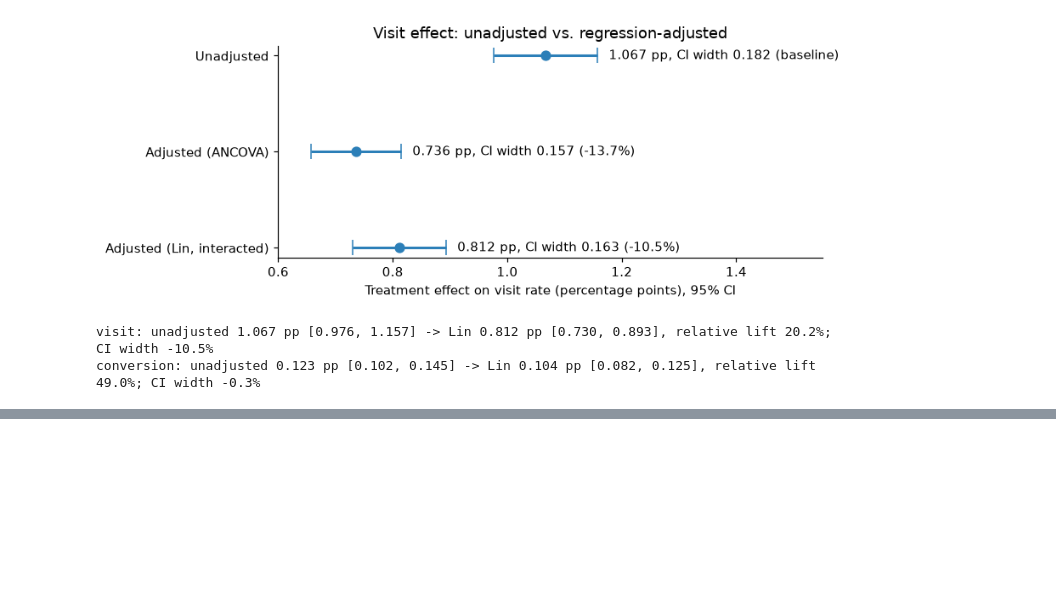
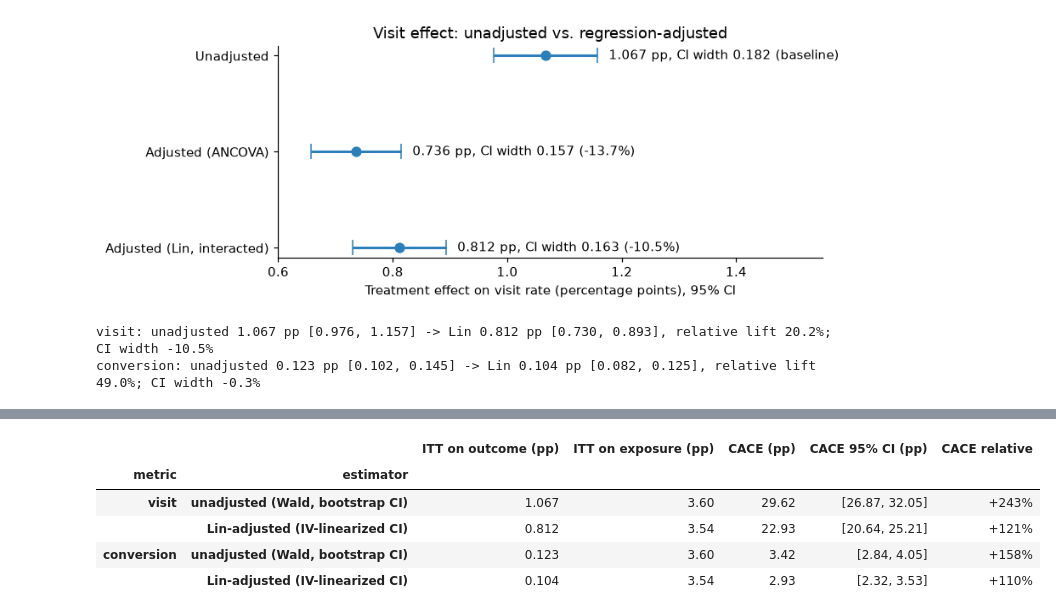
Before and after one commit to mehwishahmed/criteo-ad-incrementality, a Jupyter notebook: notebooks/analysis.ipynb, the cells around one changed output, grey strips where cells are left out. Cells and saved outputs as stored; diff of their text form; code cells hidden in the pictures; blank space fills up the shorter version.

```diff
--- a/notebooks/analysis.ipynb
+++ b/notebooks/analysis.ipynb
@@ -401,0 +425,28 @@ conversion: unadjusted 0.123 pp [0.102, 0.145] -> Lin 0.104 pp [0.082, 0.125], r
+# %%
+from src import compliance
+
+cace_rows = []
+for m in OUTCOMES:
+    w = compliance.wald_cace(df, m)
+    b = compliance.bootstrap_cace(df, m, n_boot=1000, seed=42)
+    a = compliance.adjusted_cace(df, m, FEATURES)
+    y1 = compliance.complier_means(df, m)["compliers_with_ads"]
+    for label, r, lo, hi in [("unadjusted (Wald, bootstrap CI)", w, b["ci_low"], b["ci_high"]),
+                             ("Lin-adjusted (IV-linearized CI)", a, a["ci_low"], a["ci_high"])]:
+        cace_rows.append({"metric": m, "estimator": label,
+                          "ITT on outcome (pp)": r["itt_outcome"] * 100,
+                          "ITT on exposure (pp)": r["itt_exposure"] * 100,
+                          "CACE (pp)": r["cace"] * 100,
+                          "CACE 95% CI (pp)": f"[{lo*100:.2f}, {hi*100:.2f}]",
+                          # compliers' rate with ads is observed; without ads = with ads - CACE
+                          "CACE relative": r["cace"] / (y1 - r["cace"])})
+cace = pd.DataFrame(cace_rows).set_index(["metric", "estimator"])
+cace.style.format({"ITT on outcome (pp)": "{:.3f}", "ITT on exposure (pp)": "{:.2f}",
+                   "CACE (pp)": "{:.2f}", "CACE relative": "{:+.0%}"})
+# %% [output]
+|  |  | ITT on outcome (pp) | ITT on exposure (pp) | CACE (pp) | CACE 95% CI (pp) | CACE relative |
+| metric | estimator |  |  |  |  |  |
+| visit | unadjusted (Wald, bootstrap CI) | 1.067 | 3.60 | 29.62 | [26.87, 32.05] | +243% |
+|  | Lin-adjusted (IV-linearized CI) | 0.812 | 3.54 | 22.93 | [20.64, 25.21] | +121% |
+| conversion | unadjusted (Wald, bootstrap CI) | 0.123 | 3.60 | 3.42 | [2.84, 4.05] | +158% |
+|  | Lin-adjusted (IV-linearized CI) | 0.104 | 3.54 | 2.93 | [2.32, 3.53] | +110% |
```
Also changed, not shown: parts of 4 cells of this notebook, 1 other file.
